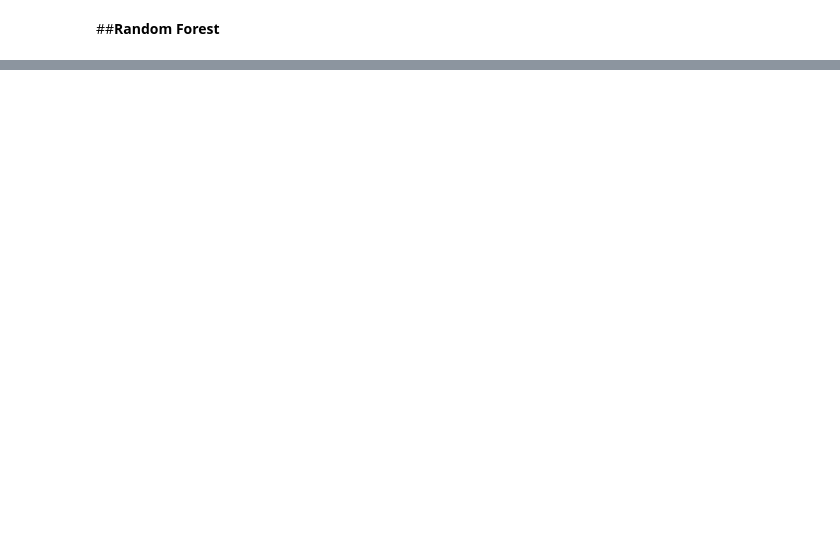
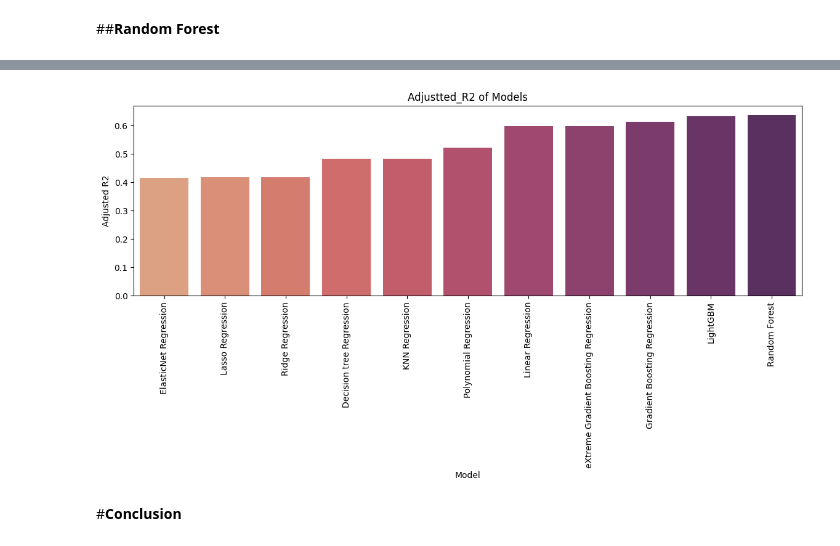
Before and after one commit to shwe-hg/Capstone-Project-On-ML-Regression-, a Jupyter notebook: Project_on_regression.ipynb, the cells around one changed output, grey strips where cells are left out. Drawn from its saved outputs; the diff is of its cells as text; code cells hidden in the pictures; blank space fills up the shorter version.

```diff
--- a/Project_on_regression.ipynb
+++ b/Project_on_regression.ipynb
@@ -1349,0 +1595,3 @@ RMSE: 384.60411674869096
+# %%
+traing_results_df=traing_results_df.append(train_dict,ignore_index=True)
+traing_results_df
@@ -1349,0 +1616,20 @@ RMSE: 384.60411674869096
+# %%
+model = lgb.LGBMRegressor()
+model.fit(X_train, Y_train)
+
+Y_pred = model.predict(X_test)
+
+# Calculate the evaluation metrics
+mse = mean_squared_error(Y_test, Y_pred)
+r2 = r2_score(Y_test, Y_pred)
+n = len(X_test)
+p = X_test.shape[1]
+adj_r2 = 1 - ((1 - r2) * (n - 1) / (n - p - 1))
+rmse = np.sqrt(mse)
+
+# Print the evaluation metrics
+print("MSE:" ,MSE)
+print("MAE:" ,MAE)
+print("R2:" ,R2)
+print("Adjusted R2:" ,adj_r2)
+print("RMSE:" ,RMSE)
@@ -1349,0 +1642,7 @@ RMSE: 384.60411674869096
+# %%
+train_dict={'Model':"LightGBM",
+             'MAE':round(MAE,4),
+             'MSE':round(MSE,4),
+             'RMSE':round(RMSE,4),
+             'R2':round(R2,4),
+              'Adjusted R2':round(adj_r2,4)}
@@ -1349,0 +1651,3 @@ RMSE: 384.60411674869096
+# %%
+traing_results_df=traing_results_df.append(train_dict,ignore_index=True)
+traing_results_df
@@ -1349,0 +1667,8 @@ RMSE: 384.60411674869096
+# %%
+plt.figure(figsize=(14,4),dpi=100)
+sns.barplot(x='Model',y='Adjusted R2',data=traing_results_df.sort_values('Adjusted R2'),palette="flare").set(title='Adjustted_R2 of Models')
+plt.xticks(rotation=90);
+# %% [output]
+[figure, added]
+# %% [markdown]
+#**Conclusion**
```
Also changed, not shown: parts of 48 cells of this notebook.
